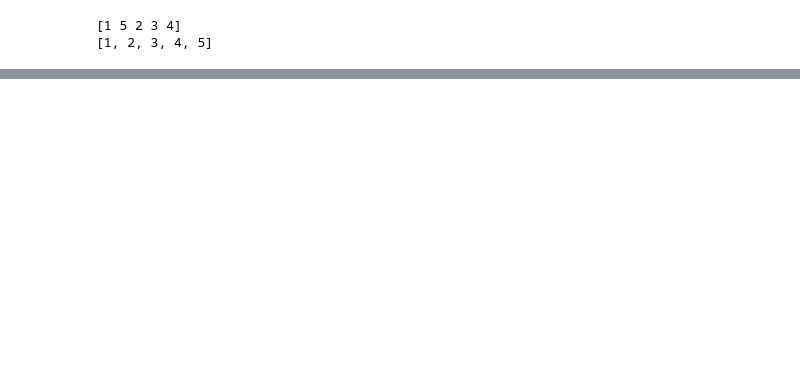
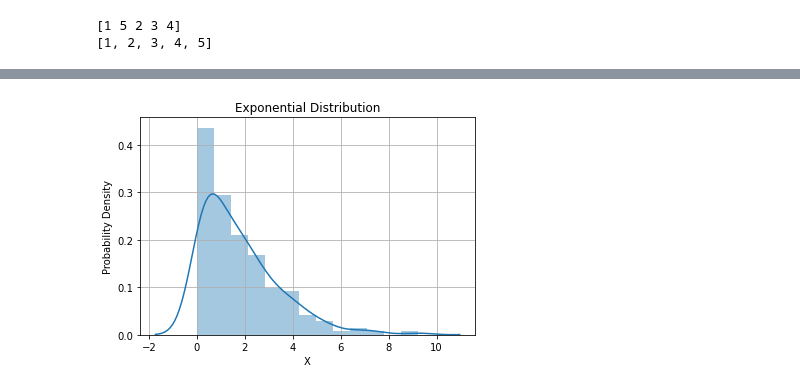
Before and after one commit to GaryLocke91/52465_programming_assignment, a Jupyter notebook: 52465_programming_assignment.ipynb, the cells around one changed output, grey strips where cells are left out. Drawn from its saved outputs; the diff is of its cells as text; code cells hidden in the pictures; blank space fills up the shorter version.

```diff
--- a/52465_programming_assignment.ipynb
+++ b/52465_programming_assignment.ipynb
@@ -183,0 +170,3 @@ There are four random generator functions in the numpy.random package. These are
+# %%
+b = rng.exponential(scale=2, size=(10, 20))
+print(b)
@@ -183,0 +191,8 @@ There are four random generator functions in the numpy.random package. These are
+# %%
+sns.distplot(b)
+plt.xlabel("X")
+plt.ylabel("Probability Density")
+plt.title("Exponential Distribution")
+plt.grid()
+# %% [output]
+[figure, added]
```
Also changed, not shown: parts of 53 cells of this notebook, 1 other file.
